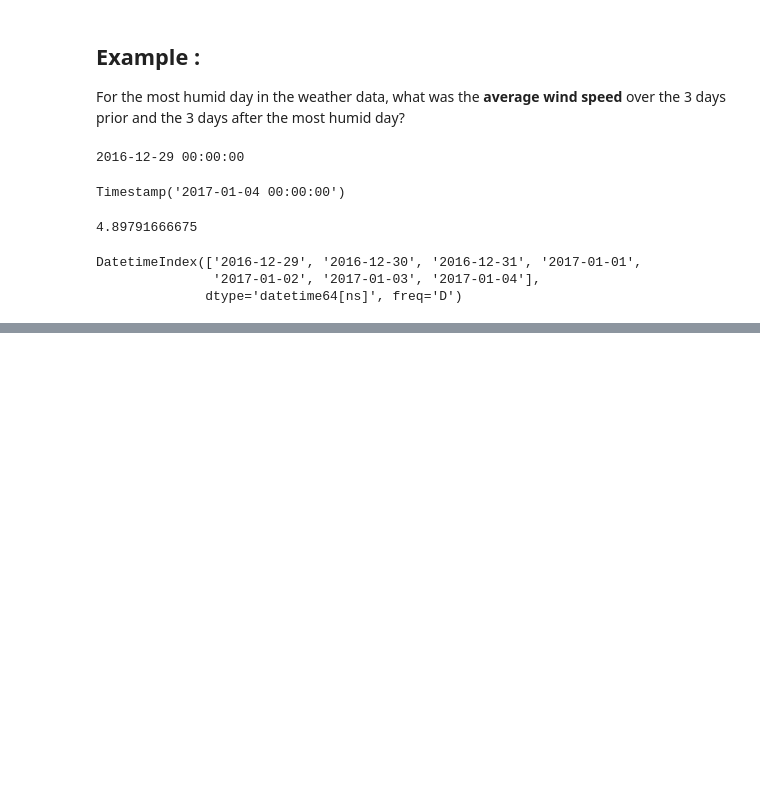
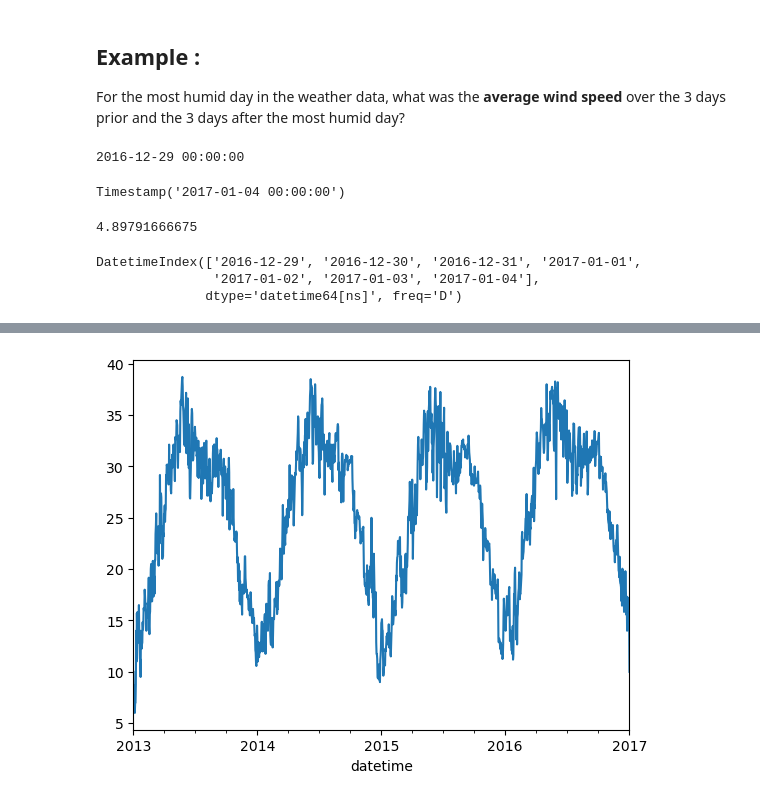
Before and after one commit to hawkeyedatatsai/Time-Series-Analysis, a Jupyter notebook: 4-Timedeltas & Date Ranges.ipynb, the cells around one changed output, grey strips where cells are left out. Cells and saved outputs as stored; diff of their text form; code cells hidden in the pictures; blank space fills up the shorter version.

```diff
--- a/4-Timedeltas & Date Ranges.ipynb
+++ b/4-Timedeltas & Date Ranges.ipynb
@@ -79,0 +71,3 @@ KeyError: "[Timestamp('2017-01-02 00:00:00'), Timestamp('2017-01-03 00:00:00'),
+# %%
+ts = df['meantemp'].copy()
+ts
@@ -79,0 +88,5 @@ KeyError: "[Timestamp('2017-01-02 00:00:00'), Timestamp('2017-01-03 00:00:00'),
+# %%
+# simple plot
+ax = ts.plot();
+# %% [output]
+[figure, added]
```
Also changed, not shown: parts of 13 cells of this notebook.
